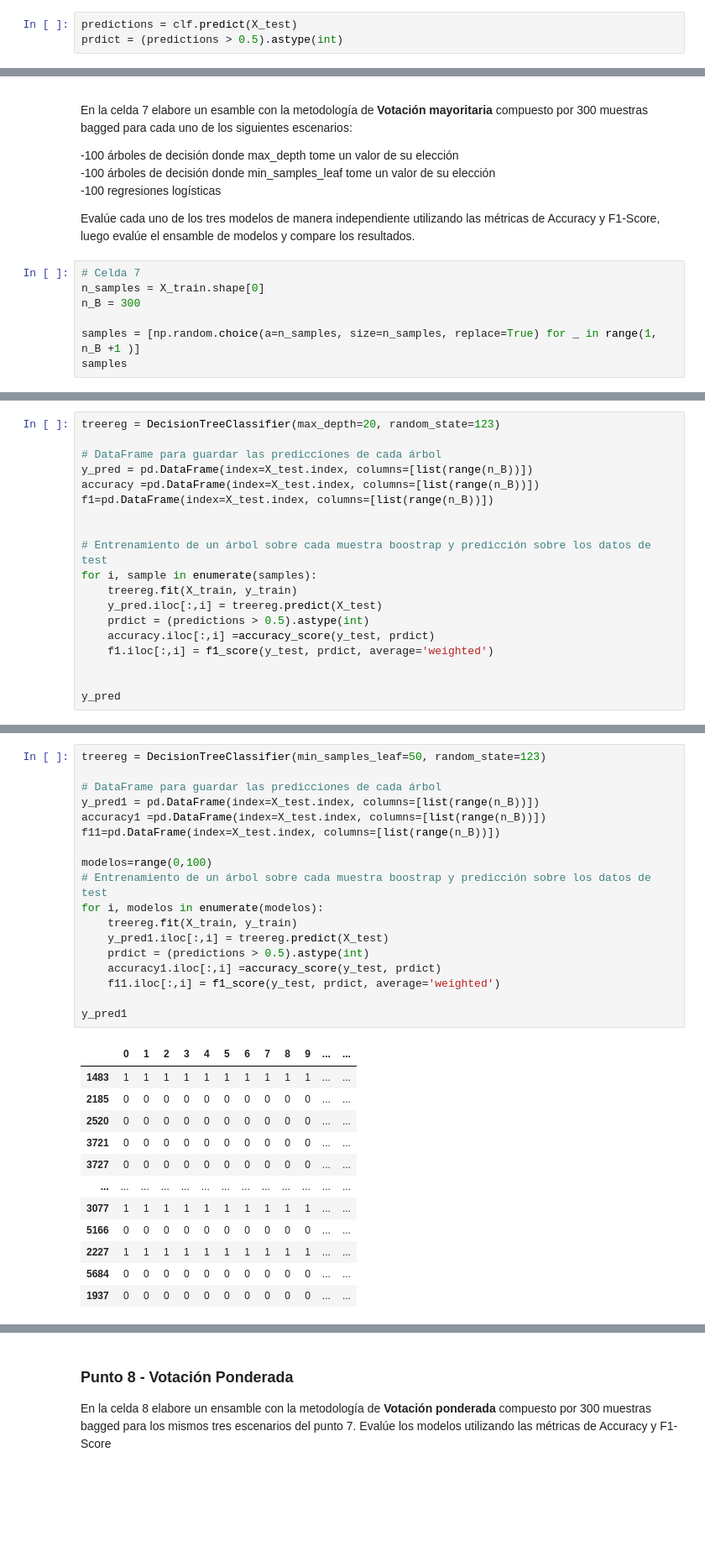
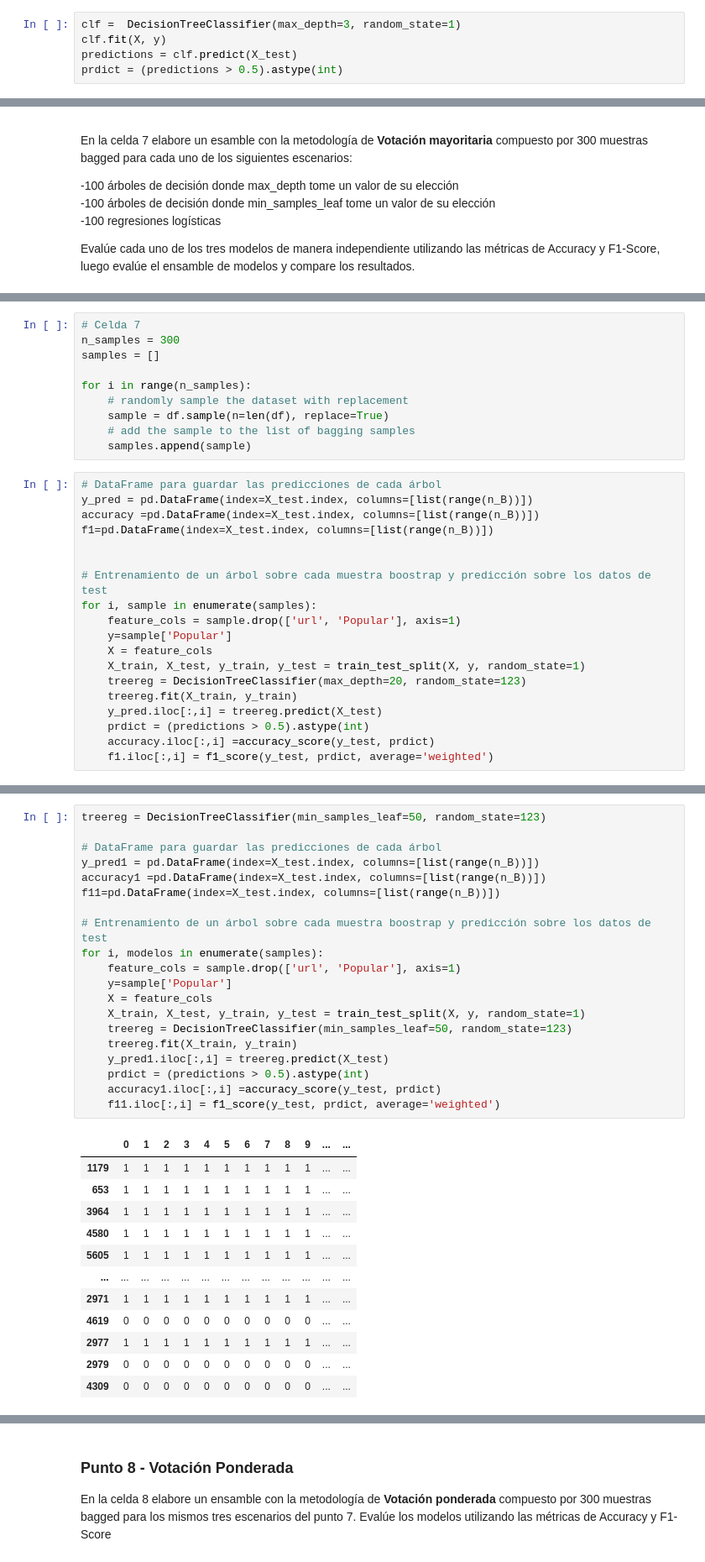
Before and after one commit to mebernal1/Curso-ML, a Jupyter notebook: Taller 1 - Maria Antonia Escobar.ipynb, the cells around one changed output, grey strips where cells are left out. Shown: that part at 84% size. Cells and saved outputs as stored; diff of their text form; blank space fills up the shorter version.

```diff
--- a/Taller 1 - Maria Antonia Escobar.ipynb
+++ b/Taller 1 - Maria Antonia Escobar.ipynb
@@ -478,4 +549,6 @@ DecisionTreeRegressor(max_depth=6, random_state=1)
 # %%
+clf =  DecisionTreeClassifier(max_depth=3, random_state=1)
+clf.fit(X, y)
 predictions = clf.predict(X_test)
 prdict = (predictions > 0.5).astype(int)
 # %%
@@ -495,10 +572,3 @@ En la celda 7 elabore un esamble con la metodología de **Votación mayoritaria*
 -100 regresiones logísticas
 
 Evalúe cada uno de los tres modelos de manera independiente utilizando las métricas de Accuracy y F1-Score, luego evalúe el ensamble de modelos y compare los resultados.
-# %%
-# Celda 7
-n_samples = X_train.shape[0]
-n_B = 300
-
-samples = [np.random.choice(a=n_samples, size=n_samples, replace=True) for _ in range(1, n_B +1 )]
-samples
@@ -523,6 +575,14 @@ samples
+# %%
+# Celda 7
+n_samples = 300
+samples = []
+
+for i in range(n_samples):
+    # randomly sample the dataset with replacement
+    sample = df.sample(n=len(df), replace=True)
+    # add the sample to the list of bagging samples
+    samples.append(sample)
 # %%
-treereg = DecisionTreeClassifier(max_depth=20, random_state=123)
-
 # DataFrame para guardar las predicciones de cada árbol
 y_pred = pd.DataFrame(index=X_test.index, columns=[list(range(n_B))])
 accuracy =pd.DataFrame(index=X_test.index, columns=[list(range(n_B))])
@@ -531,13 +591,15 @@ f1=pd.DataFrame(index=X_test.index, columns=[list(range(n_B))])
 
 # Entrenamiento de un árbol sobre cada muestra boostrap y predicción sobre los datos de test
 for i, sample in enumerate(samples):
+    feature_cols = sample.drop(['url', 'Popular'], axis=1)
+    y=sample['Popular']
+    X = feature_cols
+    X_train, X_test, y_train, y_test = train_test_split(X, y, random_state=1)
+    treereg = DecisionTreeClassifier(max_depth=20, random_state=123)
     treereg.fit(X_train, y_train)
     y_pred.iloc[:,i] = treereg.predict(X_test)
     prdict = (predictions > 0.5).astype(int)
     accuracy.iloc[:,i] =accuracy_score(y_test, prdict)
     f1.iloc[:,i] = f1_score(y_test, prdict, average='weighted')
-
-
-y_pred
 # %% [output]
 |  | 0 | 1 | 2 | 3 | 4 | 5 | 6 | 7 | 8 | 9 | ... | ... |
@@ -556,32 +627,34 @@ y_pred
 # %%
 treereg = DecisionTreeClassifier(min_samples_leaf=50, random_state=123)
 
 # DataFrame para guardar las predicciones de cada árbol
 y_pred1 = pd.DataFrame(index=X_test.index, columns=[list(range(n_B))])
 accuracy1 =pd.DataFrame(index=X_test.index, columns=[list(range(n_B))])
 f11=pd.DataFrame(index=X_test.index, columns=[list(range(n_B))])
 
-modelos=range(0,100)
 # Entrenamiento de un árbol sobre cada muestra boostrap y predicción sobre los datos de test
-for i, modelos in enumerate(modelos):
+for i, modelos in enumerate(samples):
+    feature_cols = sample.drop(['url', 'Popular'], axis=1)
+    y=sample['Popular']
+    X = feature_cols
+    X_train, X_test, y_train, y_test = train_test_split(X, y, random_state=1)
+    treereg = DecisionTreeClassifier(min_samples_leaf=50, random_state=123)
     treereg.fit(X_train, y_train)
     y_pred1.iloc[:,i] = treereg.predict(X_test)
     prdict = (predictions > 0.5).astype(int)
     accuracy1.iloc[:,i] =accuracy_score(y_test, prdict)
     f11.iloc[:,i] = f1_score(y_test, prdict, average='weighted')
-
-y_pred1
 # %% [output]
 |  | 0 | 1 | 2 | 3 | 4 | 5 | 6 | 7 | 8 | 9 | ... | ... |
-| 1483 | 1 | 1 | 1 | 1 | 1 | 1 | 1 | 1 | 1 | 1 | ... | ... |
-| 2185 | 0 | 0 | 0 | 0 | 0 | 0 | 0 | 0 | 0 | 0 | ... | ... |
-| 2520 | 0 | 0 | 0 | 0 | 0 | 0 | 0 | 0 | 0 | 0 | ... | ... |
-| 3721 | 0 | 0 | 0 | 0 | 0 | 0 | 0 | 0 | 0 | 0 | ... | ... |
-| 3727 | 0 | 0 | 0 | 0 | 0 | 0 | 0 | 0 | 0 | 0 | ... | ... |
+| 1179 | 1 | 1 | 1 | 1 | 1 | 1 | 1 | 1 | 1 | 1 | ... | ... |
+| 653 | 1 | 1 | 1 | 1 | 1 | 1 | 1 | 1 | 1 | 1 | ... | ... |
+| 3964 | 1 | 1 | 1 | 1 | 1 | 1 | 1 | 1 | 1 | 1 | ... | ... |
+| 4580 | 1 | 1 | 1 | 1 | 1 | 1 | 1 | 1 | 1 | 1 | ... | ... |
+| 5605 | 1 | 1 | 1 | 1 | 1 | 1 | 1 | 1 | 1 | 1 | ... | ... |
 | ... | ... | ... | ... | ... | ... | ... | ... | ... | ... | ... | ... | ... |
-| 3077 | 1 | 1 | 1 | 1 | 1 | 1 | 1 | 1 | 1 | 1 | ... | ... |
-| 5166 | 0 | 0 | 0 | 0 | 0 | 0 | 0 | 0 | 0 | 0 | ... | ... |
-| 2227 | 1 | 1 | 1 | 1 | 1 | 1 | 1 | 1 | 1 | 1 | ... | ... |
-| 5684 | 0 | 0 | 0 | 0 | 0 | 0 | 0 | 0 | 0 | 0 | ... | ... |
-| 1937 | 0 | 0 | 0 | 0 | 0 | 0 | 0 | 0 | 0 | 0 | ... | ... |
+| 2971 | 1 | 1 | 1 | 1 | 1 | 1 | 1 | 1 | 1 | 1 | ... | ... |
+| 4619 | 0 | 0 | 0 | 0 | 0 | 0 | 0 | 0 | 0 | 0 | ... | ... |
+| 2977 | 1 | 1 | 1 | 1 | 1 | 1 | 1 | 1 | 1 | 1 | ... | ... |
+| 2979 | 0 | 0 | 0 | 0 | 0 | 0 | 0 | 0 | 0 | 0 | ... | ... |
+| 4309 | 0 | 0 | 0 | 0 | 0 | 0 | 0 | 0 | 0 | 0 | ... | ... |
 1500 rows × 300 columns
```
Also changed, not shown: parts of 71 cells of this notebook.
